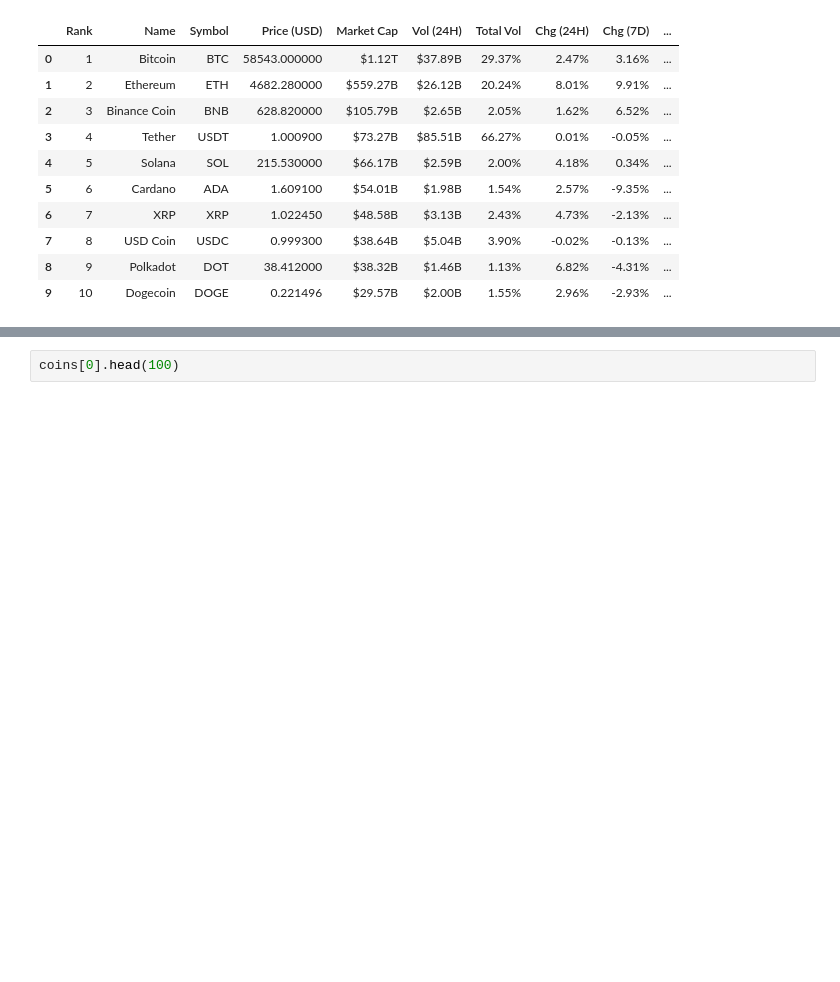
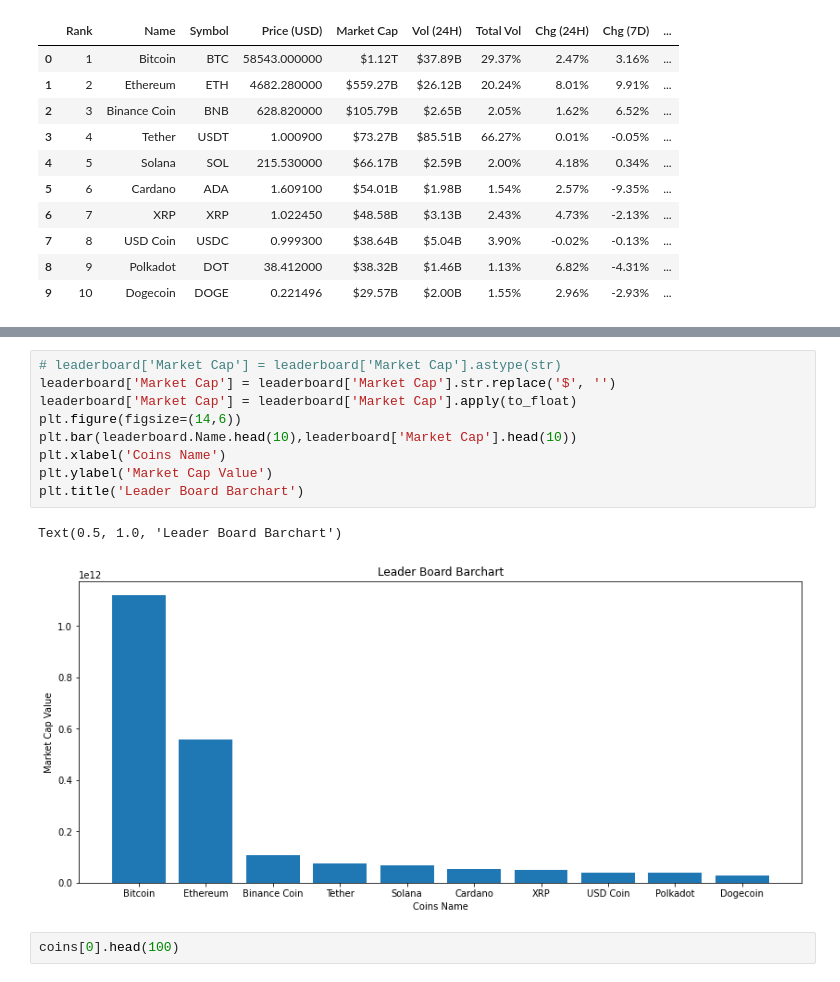
Before and after one commit to cato20/cryptocurrencies-ds, a Jupyter notebook: Proyecto_Final.ipynb, the cells around one changed output, grey strips where cells are left out. Drawn from its saved outputs; the diff is of its cells as text; blank space fills up the shorter version.

```diff
--- a/Proyecto_Final.ipynb
+++ b/Proyecto_Final.ipynb
@@ -62,3 +80,15 @@ leaderboard
+# %%
+# leaderboard['Market Cap'] = leaderboard['Market Cap'].astype(str)
+leaderboard['Market Cap'] = leaderboard['Market Cap'].str.replace('$', '')
+leaderboard['Market Cap'] = leaderboard['Market Cap'].apply(to_float)
+plt.figure(figsize=(14,6))
+plt.bar(leaderboard.Name.head(10),leaderboard['Market Cap'].head(10))
+plt.xlabel('Coins Name')
+plt.ylabel('Market Cap Value')
+plt.title('Leader Board Barchart')
+# %% [output]
+Text(0.5, 1.0, 'Leader Board Barchart')
+[figure, added]
 # %%
 coins[0].head(100)
 # %% [output]
```
Also changed, not shown: parts of 9 cells of this notebook.
